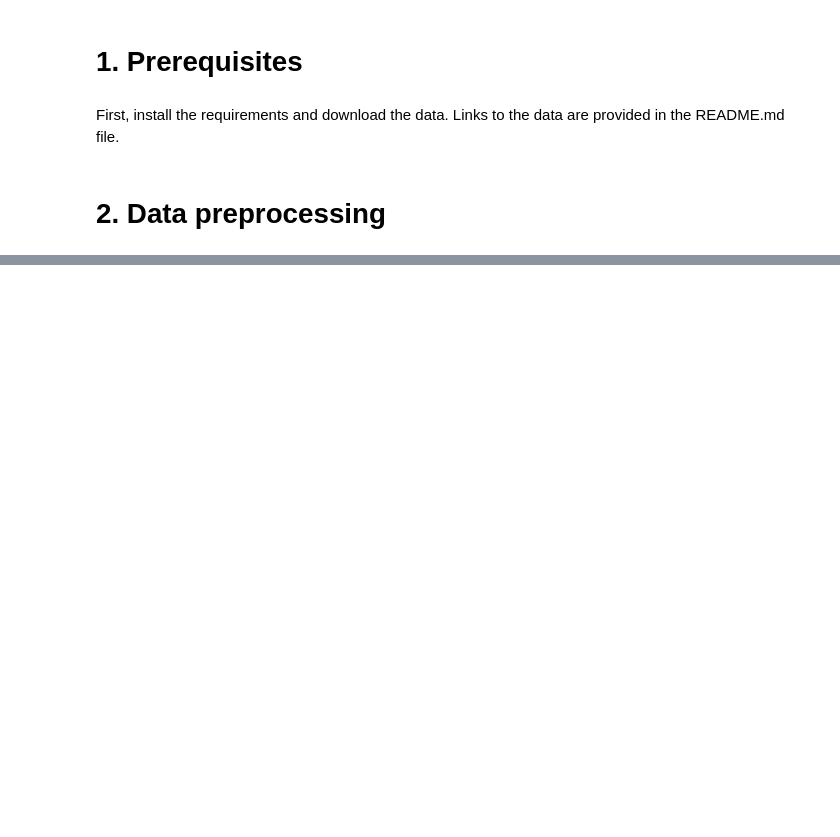
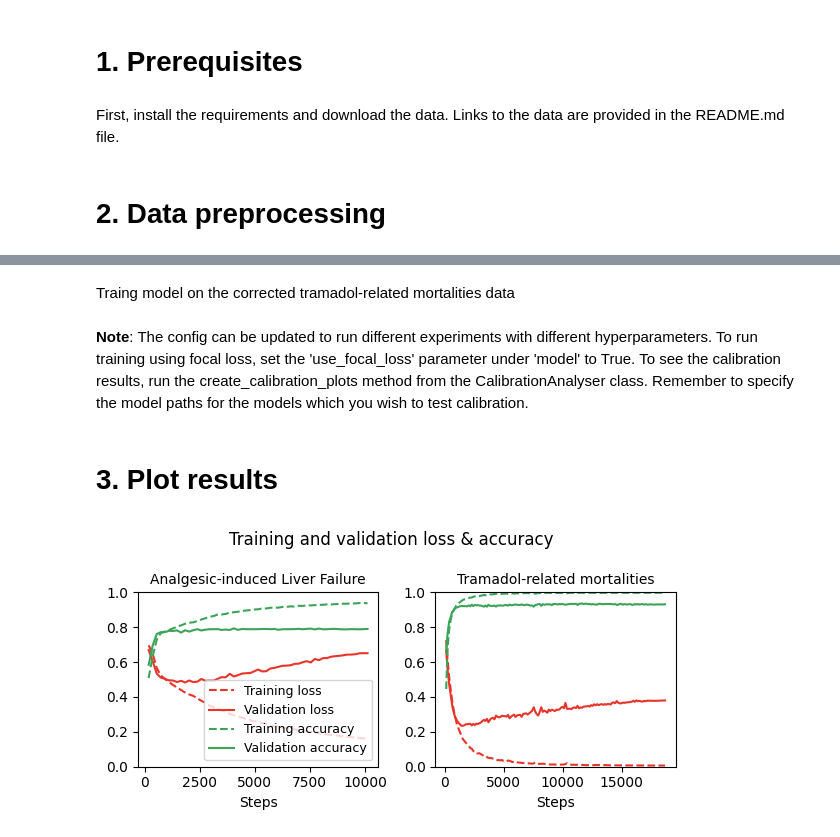
Before and after one commit to Maplewarrior/InferBERT-torch, a Jupyter notebook: run_experiments.ipynb, the cells around one changed output, grey strips where cells are left out. Drawn from its saved outputs; the diff is of its cells as text; code cells hidden in the pictures; blank space fills up the shorter version.

```diff
--- a/run_experiments.ipynb
+++ b/run_experiments.ipynb
@@ -43,0 +55,2 @@ preprocess_tramadol_corrected(CFG_tramadol_corrected['dataset_dir'], CFG_tramado
+# %% [markdown]
+Traing model on the corrected tramadol-related mortalities data
@@ -43,0 +59,17 @@ preprocess_tramadol_corrected(CFG_tramadol_corrected['dataset_dir'], CFG_tramado
+# %% [markdown]
+**Note**: The config can be updated to run different experiments with different hyperparameters. To run training using focal loss, set the 'use_focal_loss' parameter under 'model' to True. To see the calibration results, run the create_calibration_plots method from the CalibrationAnalyser class. Remember to specify the model paths for the models which you wish to test calibration.
+# %% [markdown]
+# 3. Plot results
+# %%
+from plots import plot_side_by_side
+from utils.misc import load_config
+
+CFG_liverfailure = load_config('configs/liverfailure_config.yaml')
+CFG_tramadol = load_config('configs/tramadol_config.yaml')
+
+exp_folder_path_1 = CFG_liverfailure["training"]["out_dir"]
+exp_folder_path_2 = CFG_tramadol["training"]["out_dir"]
+
+plot_side_by_side(exp_folder_path_1, exp_folder_path_2, out_file_name='plots/train_val_loss_acc.pdf')
+# %% [output]
+[figure, added]
```
Also changed, not shown: parts of 8 cells of this notebook.
